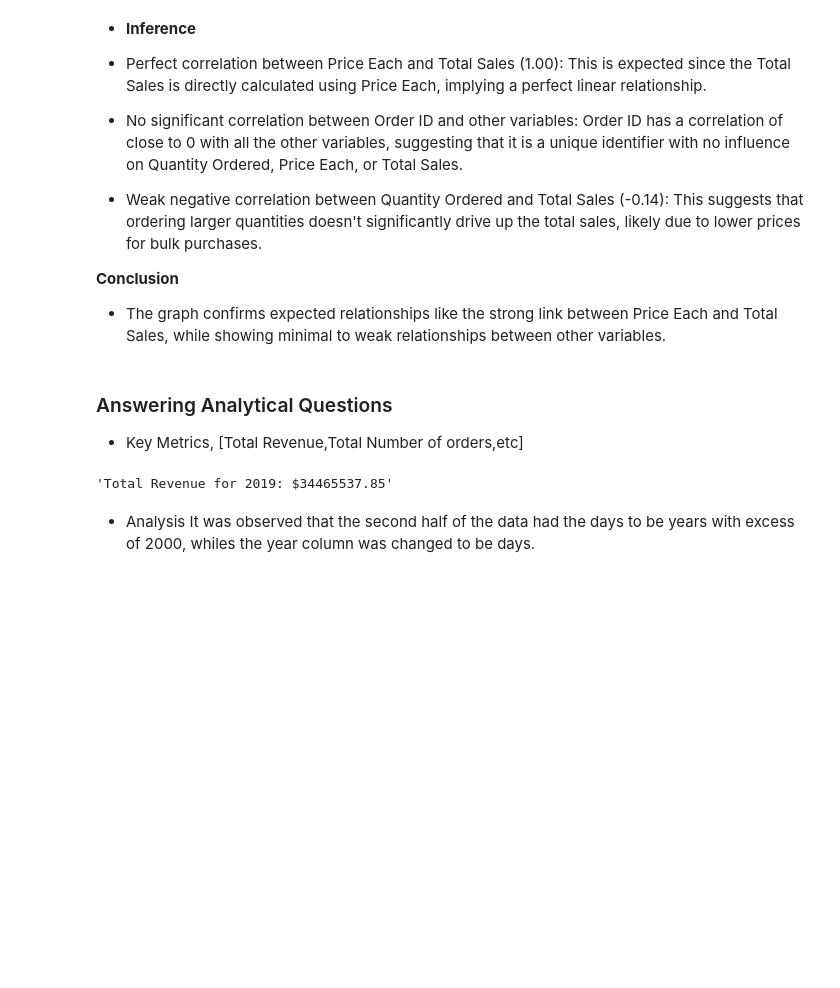
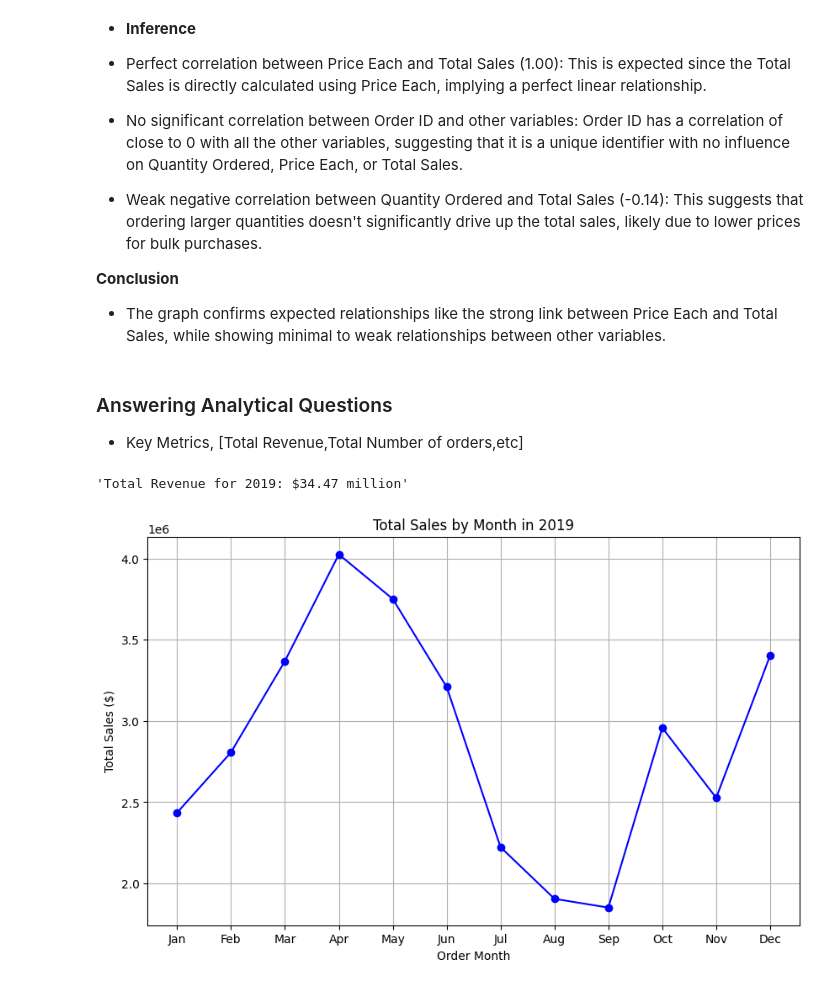
Before and after one commit to Josiegithub/Capstone-Project-Sales-Analysis, a Jupyter notebook: Sales Analysis Project.ipynb, the cells around one changed output. Drawn from its saved outputs; the diff is of its cells as text; code cells hidden in the pictures; blank space fills up the shorter version.

```diff
--- a/Sales Analysis Project.ipynb
+++ b/Sales Analysis Project.ipynb
@@ -745,9 +768,10 @@ plt.show()
 # %%
 # Calculate Total Revenue for 2019
 Total_Revenue = round((Merged_df1_cleaned['Quantity Ordered'] * Merged_df1_cleaned['Price Each']).sum(),2)
+# Convert the total revenue to millions
+Total_Revenue_in_millions = round(Total_Revenue / 1_000_000, 2)
 
 # Display Total Revenue in dollars
-Total_Revenue
-(f"Total Revenue for 2019: ${Total_Revenue}")
+(f"Total Revenue for 2019: ${Total_Revenue_in_millions} million")
 # %% [output]
-'Total Revenue for 2019: $34465537.85'
+'Total Revenue for 2019: $34.47 million'
@@ -756,3 +778,21 @@ Total_Revenue
-# %% [markdown]
-* Analysis
-It was observed that the second half of the data had the days to be years with excess of 2000, whiles the year column was changed to be days.
+# %%
+# Q2.What are the seasonalities are the data?
+# Calculate total sales by month
+Merged_df1_cleaned['Total Sales'] = Merged_df1_cleaned['Quantity Ordered'] * Merged_df1_cleaned['Price Each']
+monthly_sales = Merged_df1_cleaned.groupby('Order Month')['Total Sales'].sum().reset_index()
+
+# Plot the line graph
+plt.figure(figsize=(10, 6))
+plt.plot(monthly_sales['Order Month'], monthly_sales['Total Sales'], marker='o', linestyle='-', color='b')
+
+# Add labels and title
+plt.title('Total Sales by Month in 2019')
+plt.xlabel('Order Month')
+plt.ylabel('Total Sales ($)')
+plt.xticks(ticks=range(1, 13), labels=['Jan', 'Feb', 'Mar', 'Apr', 'May', 'Jun', 'Jul', 'Aug', 'Sep', 'Oct', 'Nov', 'Dec'])
+
+# Display the plot
+plt.grid(True)
+plt.show()
+# %% [output]
+[figure, added]
```
Also changed, not shown: parts of 29 cells of this notebook.
